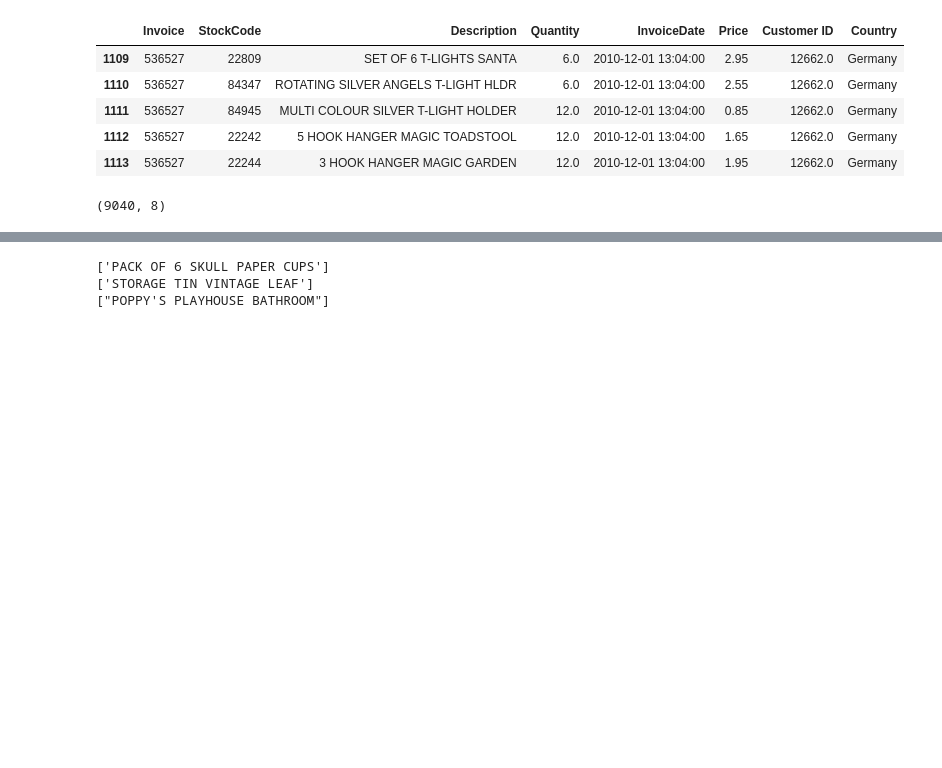
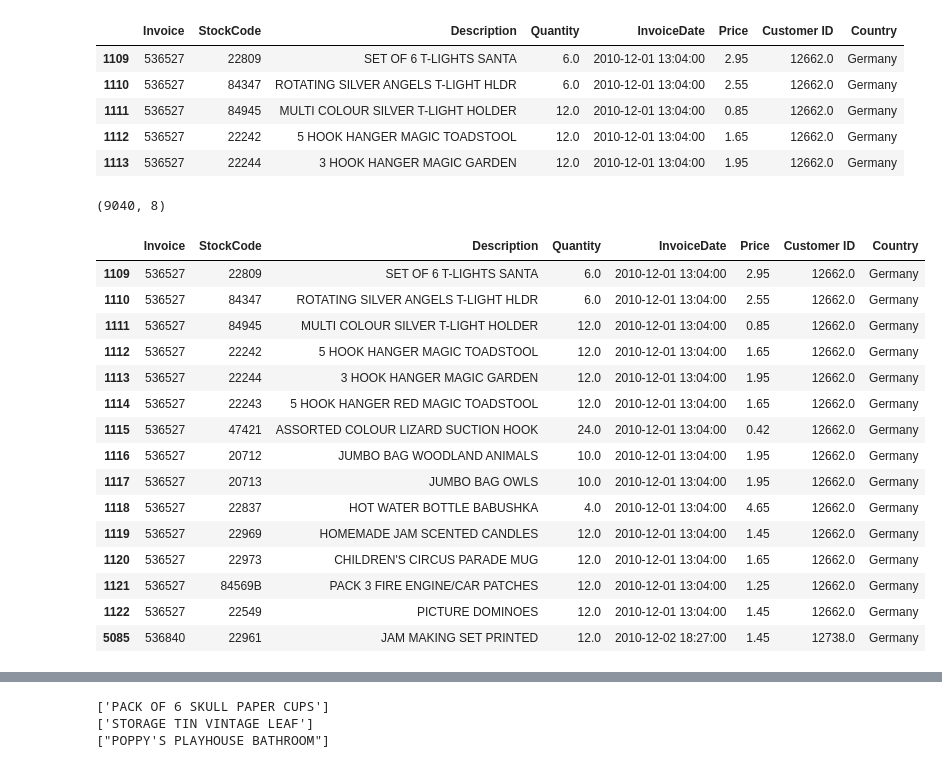
Before and after one commit to dilekdd/Association_Rule_Based_Recommender-_-DE, a Jupyter notebook: association-rule-based-recommender-de.ipynb, the cells around one changed output, grey strips where cells are left out. Cells and saved outputs as stored; diff of their text form; code cells hidden in the pictures; blank space fills up the shorter version.

```diff
--- a/association-rule-based-recommender-de.ipynb
+++ b/association-rule-based-recommender-de.ipynb
@@ -157,6 +157,26 @@ df_de.head()
 df_de.shape
 # %% [output]
 (9040, 8)
+# %%
+df_de = df_de[df_de['StockCode'] != 'POST']
+df_de.head(15)
+# %% [output]
+|  | Invoice | StockCode | Description | Quantity | InvoiceDate | Price | Customer ID | Country |
+| 1109 | 536527 | 22809 | SET OF 6 T-LIGHTS SANTA | 6.0 | 2010-12-01 13:04:00 | 2.95 | 12662.0 | Germany |
+| 1110 | 536527 | 84347 | ROTATING SILVER ANGELS T-LIGHT HLDR | 6.0 | 2010-12-01 13:04:00 | 2.55 | 12662.0 | Germany |
+| 1111 | 536527 | 84945 | MULTI COLOUR SILVER T-LIGHT HOLDER | 12.0 | 2010-12-01 13:04:00 | 0.85 | 12662.0 | Germany |
+| 1112 | 536527 | 22242 | 5 HOOK HANGER MAGIC TOADSTOOL | 12.0 | 2010-12-01 13:04:00 | 1.65 | 12662.0 | Germany |
+| 1113 | 536527 | 22244 | 3 HOOK HANGER MAGIC GARDEN | 12.0 | 2010-12-01 13:04:00 | 1.95 | 12662.0 | Germany |
+| 1114 | 536527 | 22243 | 5 HOOK HANGER RED MAGIC TOADSTOOL | 12.0 | 2010-12-01 13:04:00 | 1.65 | 12662.0 | Germany |
+| 1115 | 536527 | 47421 | ASSORTED COLOUR LIZARD SUCTION HOOK | 24.0 | 2010-12-01 13:04:00 | 0.42 | 12662.0 | Germany |
+| 1116 | 536527 | 20712 | JUMBO BAG WOODLAND ANIMALS | 10.0 | 2010-12-01 13:04:00 | 1.95 | 12662.0 | Germany |
+| 1117 | 536527 | 20713 | JUMBO BAG OWLS | 10.0 | 2010-12-01 13:04:00 | 1.95 | 12662.0 | Germany |
+| 1118 | 536527 | 22837 | HOT WATER BOTTLE BABUSHKA | 4.0 | 2010-12-01 13:04:00 | 4.65 | 12662.0 | Germany |
+| 1119 | 536527 | 22969 | HOMEMADE JAM SCENTED CANDLES | 12.0 | 2010-12-01 13:04:00 | 1.45 | 12662.0 | Germany |
+| 1120 | 536527 | 22973 | CHILDREN'S CIRCUS PARADE MUG | 12.0 | 2010-12-01 13:04:00 | 1.65 | 12662.0 | Germany |
+| 1121 | 536527 | 84569B | PACK 3 FIRE ENGINE/CAR PATCHES | 12.0 | 2010-12-01 13:04:00 | 1.25 | 12662.0 | Germany |
+| 1122 | 536527 | 22549 | PICTURE DOMINOES | 12.0 | 2010-12-01 13:04:00 | 1.45 | 12662.0 | Germany |
+| 5085 | 536840 | 22961 | JAM MAKING SET PRINTED | 12.0 | 2010-12-02 18:27:00 | 1.45 | 12738.0 | Germany |
 # %%
 def create_invoice_product_df(dataframe, id=False):
     if id:
```
Also changed, not shown: parts of 3 cells of this notebook.
